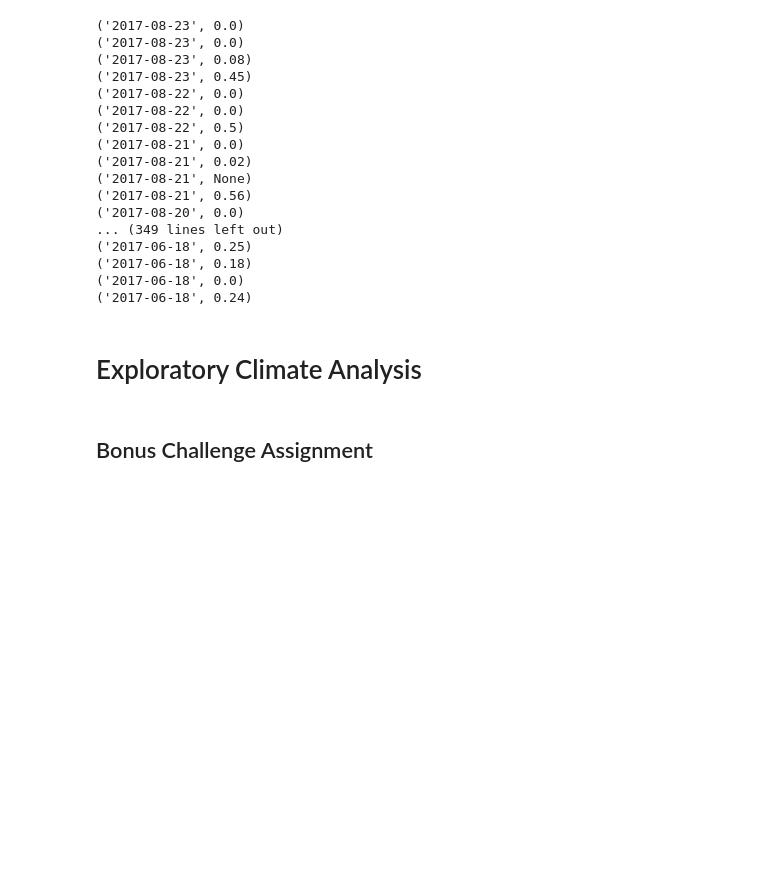
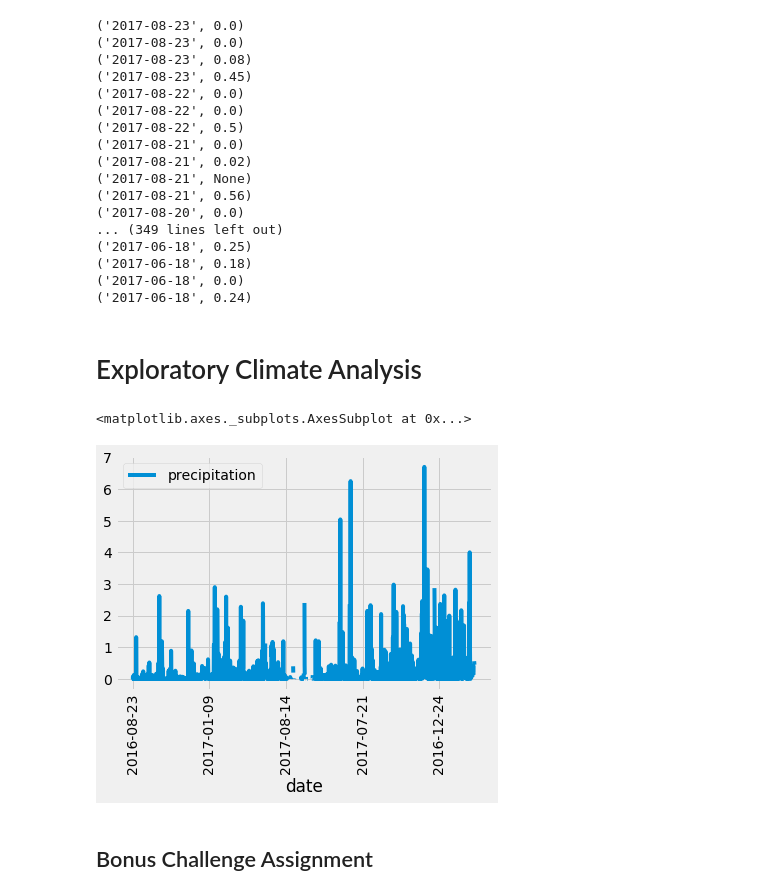
Before and after one commit to tipton-max01/10_sqlalchemy_challenge, a Jupyter notebook: max_climate_starter.ipynb, the cells around one changed output. Cells and saved outputs as stored; diff of their text form; code cells hidden in the pictures; blank space fills up the shorter version.

Commit message:
plot

```diff
--- a/max_climate_starter.ipynb
+++ b/max_climate_starter.ipynb
@@ -116,18 +116,22 @@ for row in someselect:
 # %%
 # Design a query to retrieve the last 12 months of precipitation data and plot the results.
 #Starting from the last data point in the database.
 
 # Calculate the date one year from the last date in data set.
 prev_year = dt.date(2017, 8, 23) - dt.timedelta(days=365)
 
 # Perform a query to retrieve the data and precipitation scores
 results = hawaii_session.query(Measurement.date, Measurement.prcp).filter(Measurement.date >= prev_year).all()
 
 # Save the query results as a Pandas DataFrame and set the index to the date column, and sort by date:
 df = pd.DataFrame(results, columns=['date', 'precipitation']).sort_index(ascending = True)
 df.set_index(df['date'], inplace=True)
 
 # Use Pandas Plotting with Matplotlib to plot the data
+df.plot(rot=90)
+# %% [output]
+<matplotlib.axes._subplots.AxesSubplot at 0x...>
+[figure, added]
 # %%
 # Use Pandas to calcualte the summary statistics for the precipitation data
 # %%
```
